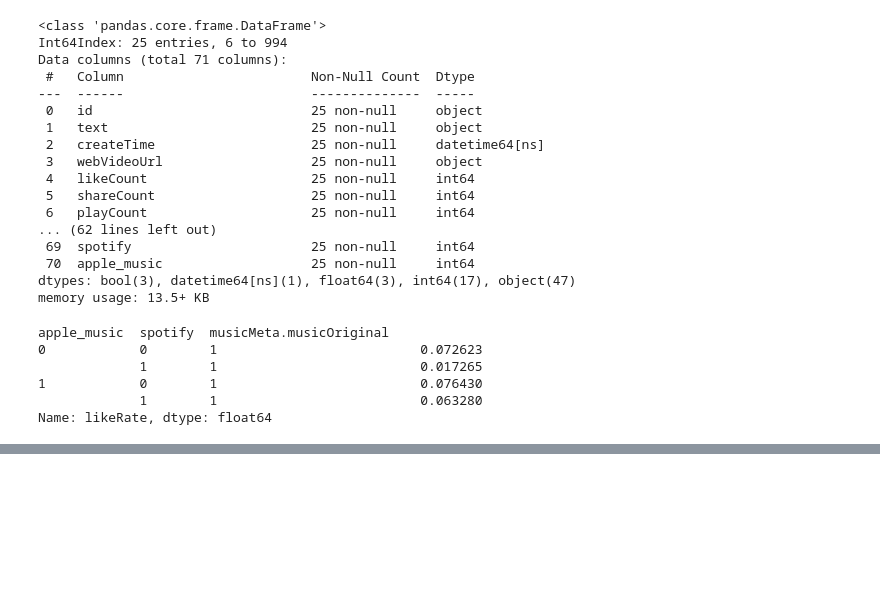
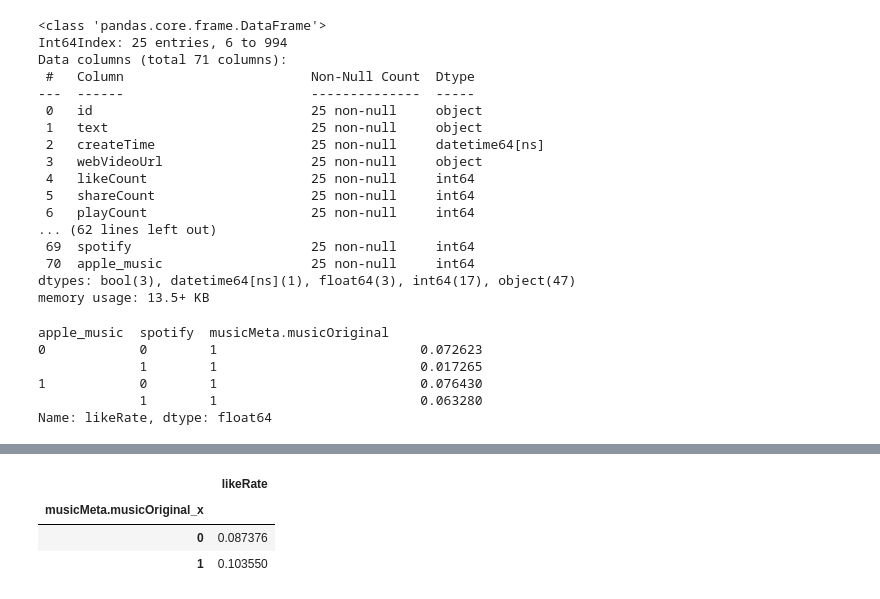
Before and after one commit to ba-group-projects/tiktok-popularity-eda, a Jupyter notebook: tobie_music.ipynb, the cells around one changed output, grey strips where cells are left out. Drawn from its saved outputs; the diff is of its cells as text; code cells hidden in the pictures; blank space fills up the shorter version.

```diff
--- a/tobie_music.ipynb
+++ b/tobie_music.ipynb
@@ -377,3 +387,6 @@ apple_music  spotify  musicMeta.musicOriginal
 1            0        1                          0.076430
              1        1                          0.063280
 Name: likeRate, dtype: float64
+# %%
+df_merged['apple_music'] = df_merged['apple_music'].fillna(0)
+df_merged['spotify'] = df_merged['spotify'].fillna(0)
@@ -379,0 +412,3 @@ Name: likeRate, dtype: float64
+# %%
+df_merged['spotify'] = df_merged.spotify.astype(object)
+df_merged['apple_music'] = df_merged.apple_music.astype(object)
@@ -379,0 +426,8 @@ Name: likeRate, dtype: float64
+# %%
+df_merged[["musicMeta.musicOriginal_x", "likeRate"]
+          ].groupby("musicMeta.musicOriginal_x").mean()
+# %% [output]
+|  | likeRate |
+| musicMeta.musicOriginal_x |  |
+| 0 | 0.087376 |
+| 1 | 0.103550 |
```
Also changed, not shown: parts of 12 cells of this notebook, 1 other file.
